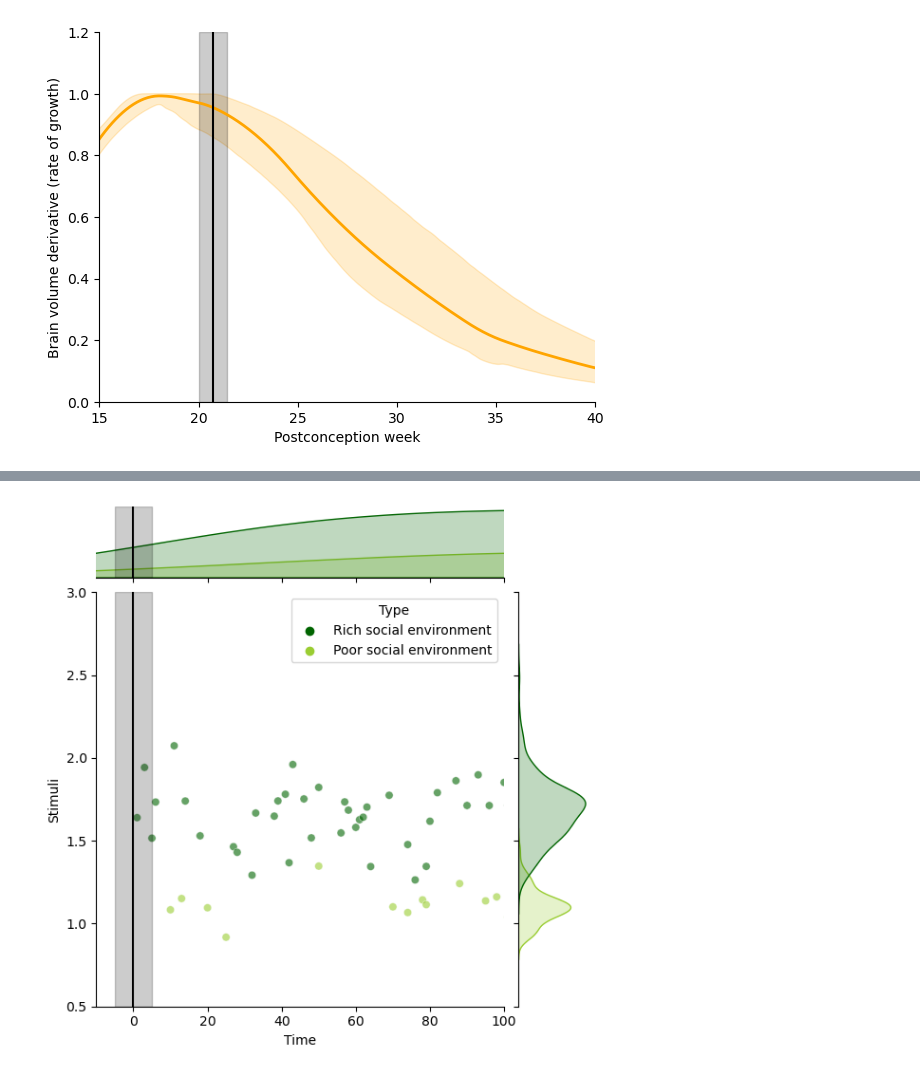
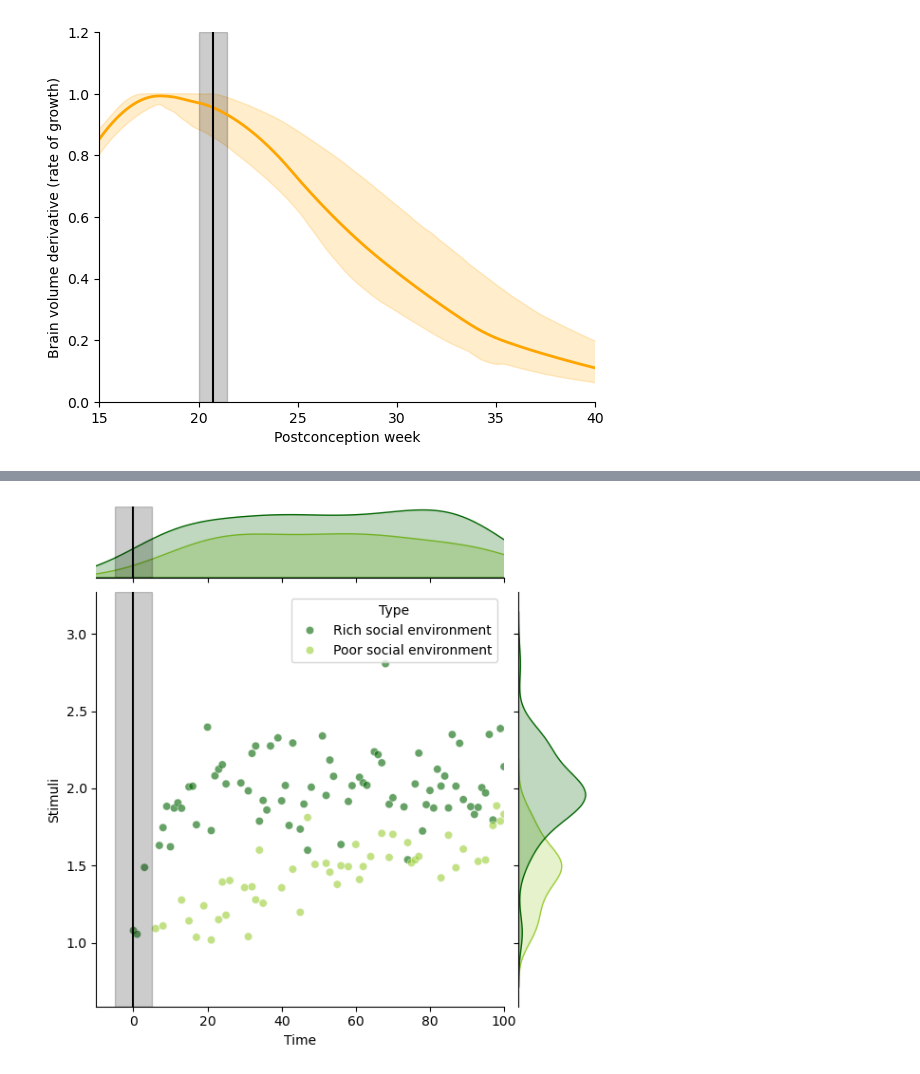
Before and after one commit to biagzi/altricial_brain_vocal_learning, a Jupyter notebook: code/Fig3.ipynb, the cells around one changed output, grey strips where cells are left out. Cells and saved outputs as stored; diff of their text form; code cells hidden in the pictures.

```diff
--- a/code/Fig3.ipynb
+++ b/code/Fig3.ipynb
@@ -10,10 +10,26 @@ warnings.filterwarnings("ignore")
 from numpy import linspace, zeros
 from csaps import CubicSmoothingSpline
 
+
+def logistic_growth(t, k):
+    """
+    Logistic growth function.
+
+    Parameters:
+    - t: Time steps.
+    - L: The curve's maximum value (carrying capacity).
+    - k: The growth rate.
+    - x0: The x-value of the sigmoid's midpoint.
+
+    Returns:
+    - Logistic growth values at each time step.
+    """
+    return 1 / (1 + np.exp(-k * (t)))
+
 def logistic_stimuli(x0,dt,T,s,r,A,t0=0,stimuli=None,noise_var=0,return_stimuli_bool=False):
 
     f = lambda u, t, r: r*(1 - u/A)*u
-    f_s = lambda u, t, r, s: (r+s)*(1 - u/A)*u
+    f_s = lambda u, t, r, s: (r*s)*(1 - u/A)*u
 
     N_t = int(round(float(T)/dt))
     u = zeros(N_t+1)
@@ -154,49 +173,57 @@ plt.savefig("{0}/figs/3B.pdf".format(PYTHON_PATH),dpi = 800)
 [figure]
 # %%
-np.random.seed(5)
+
+time = np.arange(num_steps)
+
 # Generate random stimulus values with probability 0.5
-stimulus_high_contingency_presence = np.random.choice([0, 1], size=num_steps, p=[0.6, 0.4])
+stimulus_high_contingency_presence = np.random.choice([0, 1], size=num_steps, p=[0.2, 0.8])
+stimulus_low_contingency_presence = np.random.choice([0, 1], size=num_steps, p=[0.5, 0.5])
 
-seed_low = 15 #10
-np.random.seed(seed_low)
-stimulus_low_contingency_presence = np.random.choice([0, 1], size=num_steps, p=[0.85, 0.15])
-time = np.arange(num_steps)
-np.random.seed(2)
-mu, sigma = 0.5, 0.1 # mean and standard deviation
-stimulus_high_contingency = np.random.lognormal(mu, sigma, num_steps)
-np.random.seed(seed_low)
-mu, sigma = 0.1, 0.1 # mean and standard deviation
+mu, sigma = 0.7, 0.1 # mean and standard deviation
+stimulus_high = np.random.lognormal(mu, sigma, num_steps)
+stimulus_low = np.random.lognormal(mu, sigma, num_steps)
+
 stimulus_low_contingency = np.random.lognormal(mu, sigma, num_steps)
-final_low = stimulus_low_contingency*stimulus_low_contingency_presence
-final_high = stimulus_high_contingency*stimulus_high_contingency_presence
+final_low = stimulus_low*stimulus_low_contingency_presence
+final_high = stimulus_high*stimulus_high_contingency_presence
 
+# Generate logistic growth curves
+logistic_high = logistic_growth(time, 0.2)
+logistic_low = logistic_growth(time, 0.02)
 
-visualize_sti = {"Stimuli":[],"Time":[],"Type":[],"Frequency":[]}
+final_high = logistic_high*final_high
+final_low = logistic_low*final_low
+
+visualize_sti = {"Stimuli":[],"Time":[],"Type":[],"Frequency":[],"Curve":[]}
 visualize_sti["Stimuli"].extend(final_high)
+visualize_sti["Curve"].extend(logistic_high)
 visualize_sti["Time"].extend(time)
 visualize_sti["Type"].extend(["Rich social environment"]*len(time))
 visualize_sti["Frequency"].extend(stimulus_high_contingency_presence)
 
 visualize_sti["Stimuli"].extend(final_low)
+visualize_sti["Curve"].extend(logistic_low)
 visualize_sti["Time"].extend(time)
 visualize_sti["Type"].extend(["Poor social environment"]*len(time))
 visualize_sti["Frequency"].extend(stimulus_low_contingency_presence)
 
 visualize_sti = pd.DataFrame(visualize_sti)
+visualize_sti = visualize_sti[visualize_sti.Time<=100]
+visualize_sti = visualize_sti[visualize_sti.Stimuli != 0]
 
-visualize_sti = visualize_sti[visualize_sti.Stimuli != 0]
 g = sns.jointplot(data=visualize_sti, x="Time", y="Stimuli", hue="Type",palette=["darkgreen","yellowgreen"],legend = True, alpha = 0.6)
+#g = sns.jointplot(data=visualize_sti, x="Time", y="Curve", hue="Type",palette=["darkgreen","yellowgreen"],legend = True, alpha = 0.6)
+
 for ax in (g.ax_joint, g.ax_marg_x):
     ax.axvline(x = 0, color = "black",linestyle = '-')
     ax.axvspan(0 - gestation_weeks_sd/dt, 0 + gestation_weeks_sd/dt, alpha=0.2, color='black')
 
-
 #plt.title("Social stimulus - s(t))")
 g.ax_marg_x.set_xlim(-10,(35 - gestation_weeks)*7)#400*35/60
-g.ax_marg_y.set_ylim(0.5,3)
-g.savefig("{0}/figs/3C.pdf".format(PYTHON_PATH),dpi = 800)
+#g.ax_marg_y.set_ylim(0.5,3)
+plt.savefig("{0}/figs/3C_copy.pdf".format(PYTHON_PATH),dpi = 800)
 # %% [output]
-[figure, old version]
+[figure, new version]
 # %%
 control_stimuli = 0
 end_stimuli = 3
```
Also changed, not shown: parts of 3 cells of this notebook, 3 other files.
